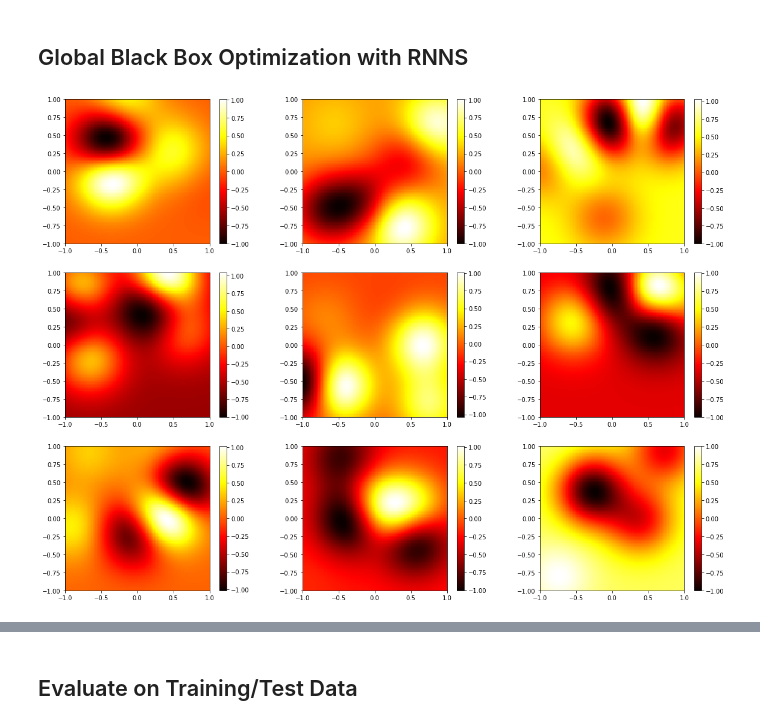
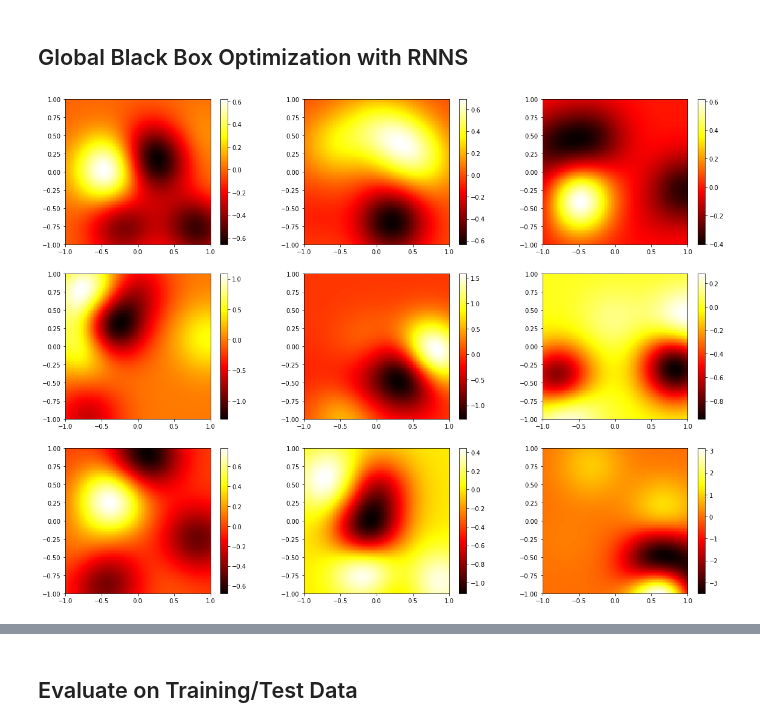
Before and after one commit to p16i/blackbox-optimization-using-rnns, a Jupyter notebook: GPOptimizeLSTM.ipynb, the cells around one changed output, grey strips where cells are left out. Drawn from its saved outputs; the diff is of its cells as text; code cells hidden in the pictures.

```diff
--- a/GPOptimizeLSTM.ipynb
+++ b/GPOptimizeLSTM.ipynb
@@ -21,6 +21,7 @@ def GPTF(X,A,x):
     return tf.squeeze(tf.matmul(k_xX,  A),axis=(2,))
 
 def normalize(minv, maxv, y):
+    return y
     return 2*(y-minv)/(maxv-minv)-1.0
 # %%
 def gen_data(n_train, n_test, dim, n_bumps, n_mc_samples = 100):
@@ -152,13 +153,13 @@ X_train, A_train, min_train, max_train, X_test, A_test, min_test, max_test = \
                                     gen_data(n_train, n_test, dim, n_bumps, n_mc_samples)
 # %%
 # Visualize Training Data
-if visualize:
+if True:
     nplot = 9
     idx = np.random.choice(list(range(n_train)), nplot)
     f_plot = lambda x: normalize(min_train[idx], max_train[idx], GP(X_train[idx], A_train[idx], x))
     viz.plot_training_data(f_plot, dim, nplot, heat = True)
 # %% [output]
-[figure, old version]
+[figure, new version]
 # %%
 # Create Model
 Xt = tf.placeholder(tf.float32, [None, n_bumps, dim])
```
Also changed, not shown: parts of 10 cells of this notebook.
